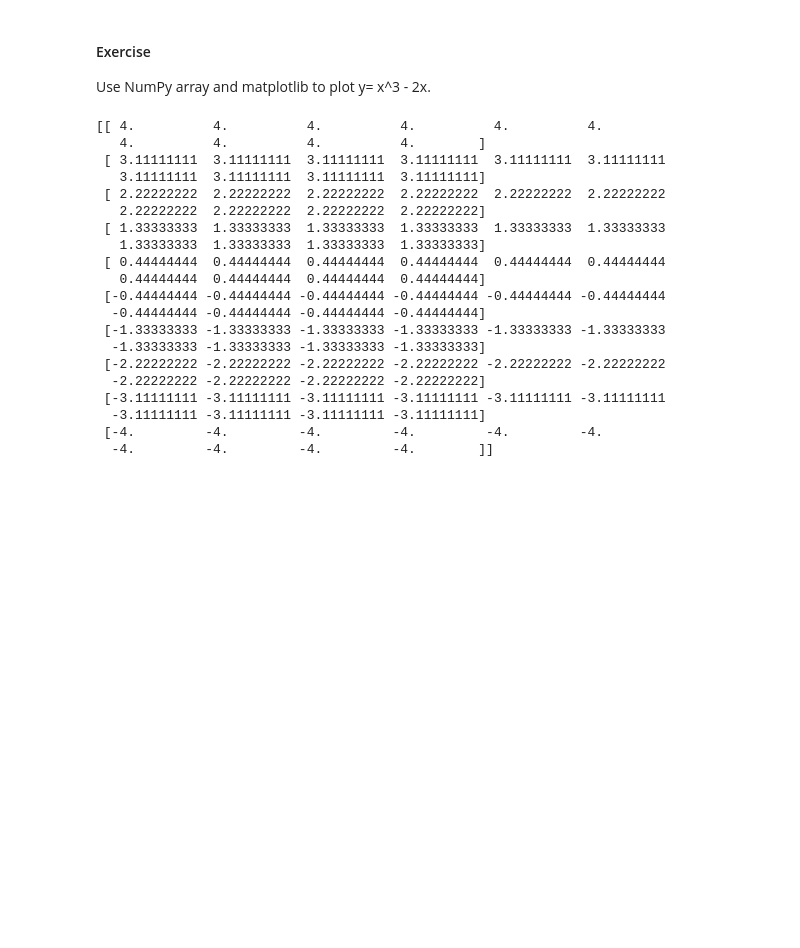
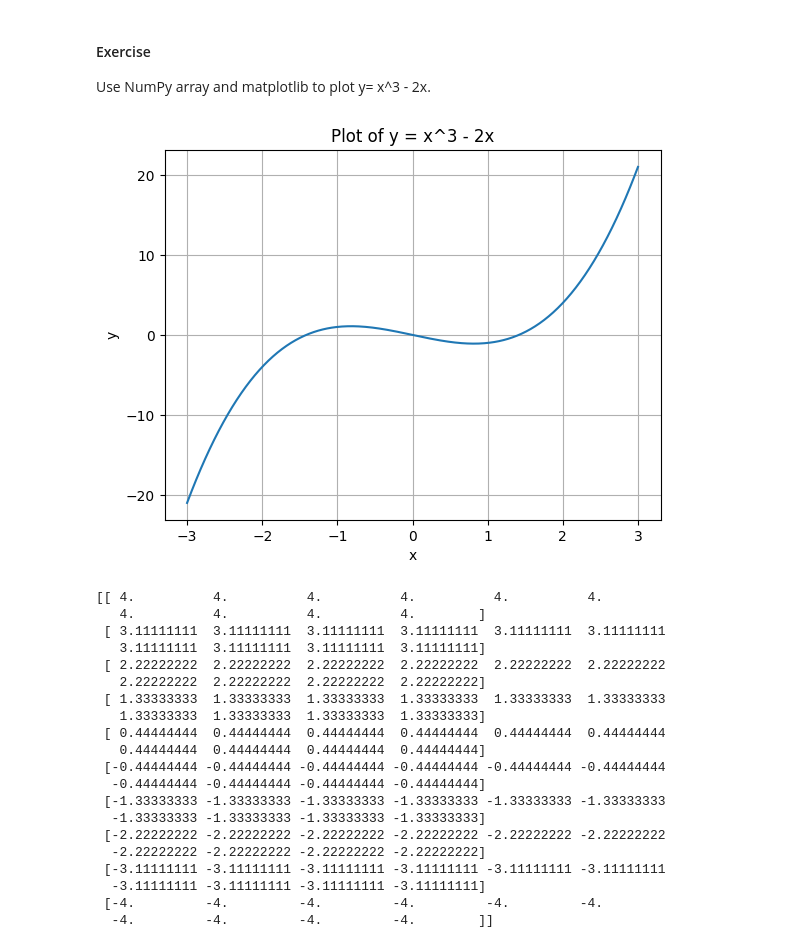
Before and after one commit to sshashkina/Engineering-Methods, a Jupyter notebook: Leacture 7_NumPy_Exercise.ipynb, the cells around one changed output. Cells and saved outputs as stored; diff of their text form; code cells hidden in the pictures; blank space fills up the shorter version.

```diff
--- a/Leacture 7_NumPy_Exercise.ipynb
+++ b/Leacture 7_NumPy_Exercise.ipynb
@@ -278,6 +302,29 @@ O: [ 0  1  2  3  4  5  6  7  8  9 10 11 12 13 14 15]
 # %% [markdown]
 #### Exercise
 Use NumPy array and matplotlib to plot y= x^3 - 2x.
+# %%
+import numpy as np
+import matplotlib.pyplot as plt
+
+# 1. Create an array for x-values
+x = np.linspace(-3, 3, 400)  # Generate 400 points between -3 and 3
+
+# 2. Calculate corresponding y-values
+y = x**3 - 2 * x
+
+# 3. Plot the data
+plt.plot(x, y)
+
+# 4. Add labels and title
+plt.xlabel("x")
+plt.ylabel("y")
+plt.title("Plot of y = x^3 - 2x")
+plt.grid(True) # Add a grid for better readability
+
+# 5. Display the plot
+plt.show()
+# %% [output]
+[figure, added]
 # %%
 # Your code here
 import numpy as np
```
Also changed, not shown: parts of 12 cells of this notebook.
